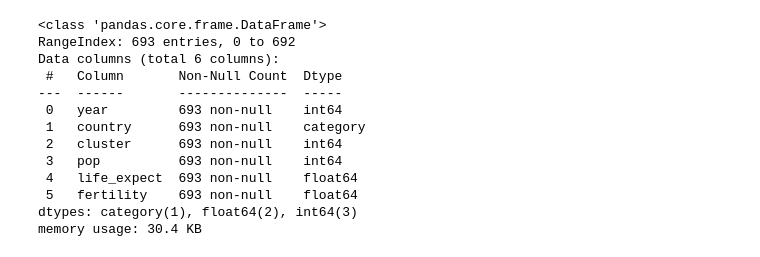
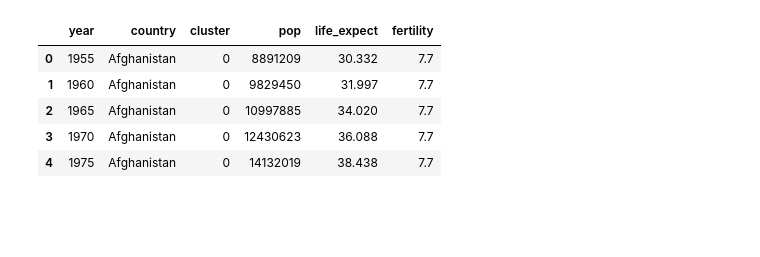
Before and after one commit to kuatroka/altair_course, a Jupyter notebook: notebooks/02_altair.ipynb, the cells around one changed output. Cells and saved outputs as stored; diff of their text form; code cells hidden in the pictures; blank space fills up the shorter version.

```diff
--- a/notebooks/02_altair.ipynb
+++ b/notebooks/02_altair.ipynb
@@ -7,21 +7,14 @@ df = data.gapminder()
 # %%
 df = df.astype({'country':'category'}); df.query('cluster == 0').drop_duplicates().sample(40)
 # %%
-df.info()
+df.head()
 # %% [output]
-<class 'pandas.core.frame.DataFrame'>
-RangeIndex: 693 entries, 0 to 692
-Data columns (total 6 columns):
- #   Column       Non-Null Count  Dtype
----  ------       --------------  -----
- 0   year         693 non-null    int64
- 1   country      693 non-null    category
- 2   cluster      693 non-null    int64
- 3   pop          693 non-null    int64
- 4   life_expect  693 non-null    float64
- 5   fertility    693 non-null    float64
-dtypes: category(1), float64(2), int64(3)
-memory usage: 30.4 KB
+|  | year | country | cluster | pop | life_expect | fertility |
+| 0 | 1955 | Afghanistan | 0 | 8891209 | 30.332 | 7.7 |
+| 1 | 1960 | Afghanistan | 0 | 9829450 | 31.997 | 7.7 |
+| 2 | 1965 | Afghanistan | 0 | 10997885 | 34.020 | 7.7 |
+| 3 | 1970 | Afghanistan | 0 | 12430623 | 36.088 | 7.7 |
+| 4 | 1975 | Afghanistan | 0 | 14132019 | 38.438 | 7.7 |
 # %%
 alt.Chart(df.query("year == 2000")).mark_point().encode(
     alt.X('fertility:Q'),
```
Also changed, not shown: parts of 8 cells of this notebook, 1 other file.
